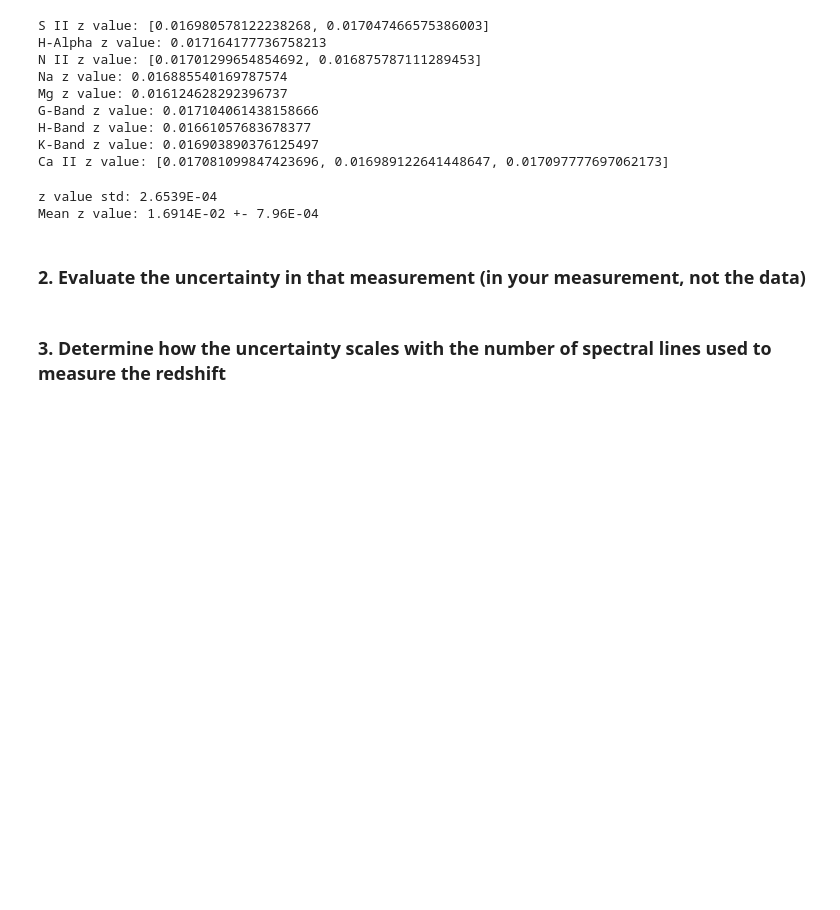
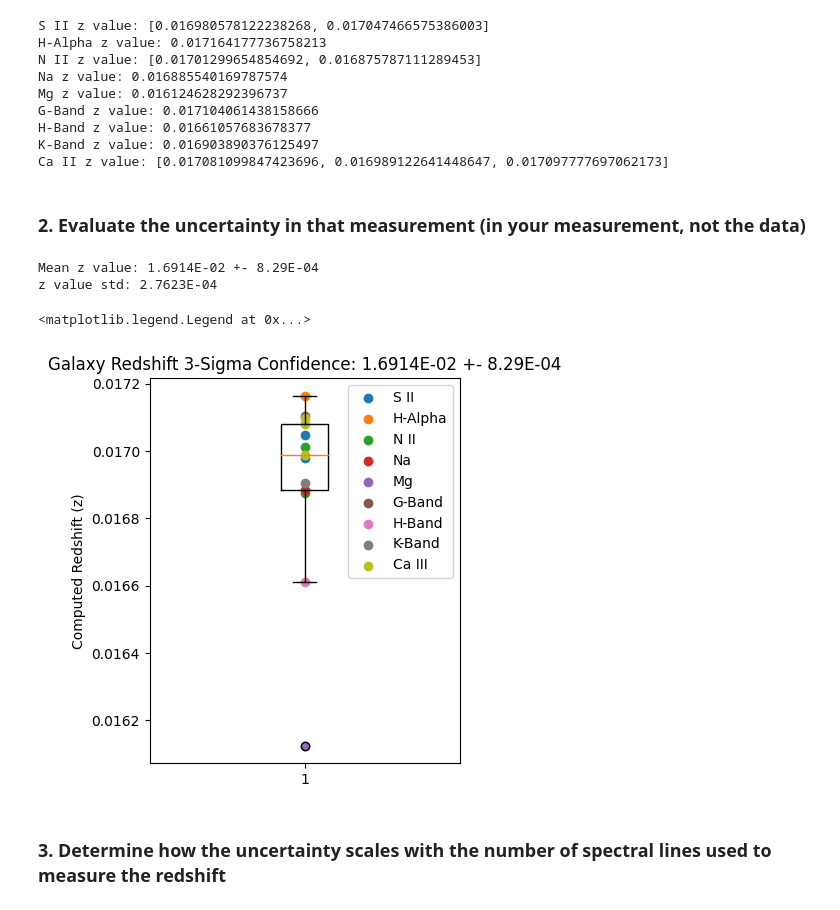
Before and after one commit to pie-tras/ASTR3800Final, a Jupyter notebook: pietras_final_project.ipynb, the cells around one changed output. Drawn from its saved outputs; the diff is of its cells as text; code cells hidden in the pictures; blank space fills up the shorter version.

```diff
--- a/pietras_final_project.ipynb
+++ b/pietras_final_project.ipynb
@@ -549,26 +586,44 @@ G-Band z value: 0.017104061438158666
 H-Band z value: 0.01661057683678377
 K-Band z value: 0.016903890376125497
 Ca II z value: [0.017081099847423696, 0.016989122641448647, 0.017097777697062173]
-# %%
-all_z = [z_S_ii[0], z_S_ii[1],
-            z_H_alpha,
-            z_N_ii[0], z_N_ii[1],
-            z_Na,
-            z_Mg,
-            z_G,
-            z_H,
-            z_K,
-            z_Ca_ii[0], z_Ca_ii[1], z_Ca_ii[2]]
-
-mean_z = np.mean(all_z)
-z_std = np.std(all_z)
-
-print(f"z value std: {z_std:.4E}")
-print(f"Mean z value: {mean_z:.4E} +- {3 * z_std:.2E}") # 3 sigma
-# %% [output]
-z value std: 2.6539E-04
-Mean z value: 1.6914E-02 +- 7.96E-04
 # %% [markdown]
 ### 2. Evaluate the uncertainty in that measurement (in your measurement, not the data)
+# %%
+all_z = [z_S_ii[0], z_S_ii[1],
+            z_H_alpha,
+            z_N_ii[0], z_N_ii[1],
+            z_Na,
+            z_Mg,
+            z_G,
+            z_H,
+            z_K,
+            z_Ca_ii[0], z_Ca_ii[1], z_Ca_ii[2]]
+
+mean_z = np.mean(all_z)
+z_std = np.std(all_z, ddof=1)
+
+print(f"Mean z value: {mean_z:.4E} +- {3 * z_std:.2E}") # 3 sigma
+print(f"z value std: {z_std:.4E}")
+
+plt.figure(figsize=(4, 5))
+plt.scatter([1, 1], z_S_ii, label ='S II')
+plt.scatter(1, z_H_alpha, label = 'H-Alpha')
+plt.scatter([1, 1], z_N_ii, label = 'N II')
+plt.scatter(1, z_Na, label = 'Na')
+plt.scatter(1, z_Mg, label = 'Mg')
+plt.scatter(1, z_G, label = 'G-Band')
+plt.scatter(1, z_H, label = 'H-Band')
+plt.scatter(1, z_K, label = 'K-Band')
+plt.scatter([1, 1, 1], z_Ca_ii, label = 'Ca III')
+
+plt.ylabel("Computed Redshift (z)")
+plt.title(f"Galaxy Redshift 3-Sigma Confidence: {mean_z:.4E} +- {3 * z_std:.2E}")
+plt.boxplot(all_z)
+plt.legend()
+# %% [output]
+Mean z value: 1.6914E-02 +- 8.29E-04
+z value std: 2.7623E-04
+<matplotlib.legend.Legend at 0x...>
+[figure, added]
 # %% [markdown]
 ### 3. Determine how the uncertainty scales with the number of spectral lines used to measure the redshift
```
Also changed, not shown: parts of 7 cells of this notebook.
